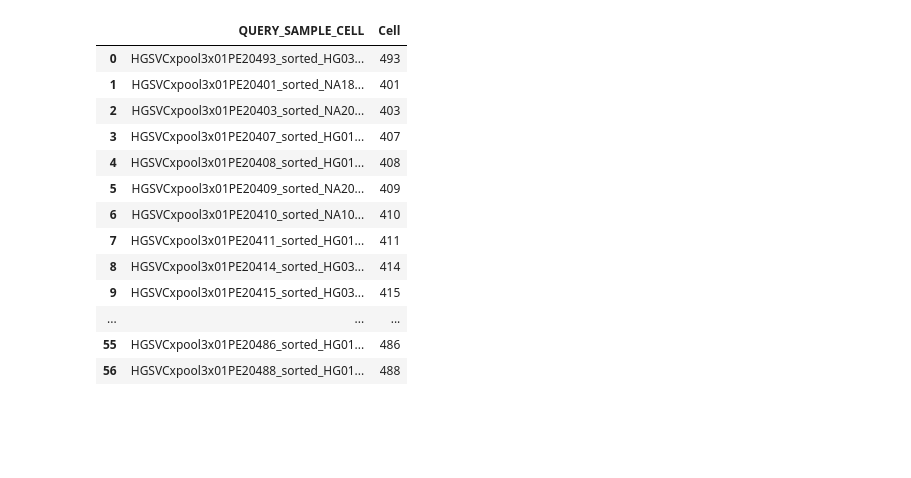
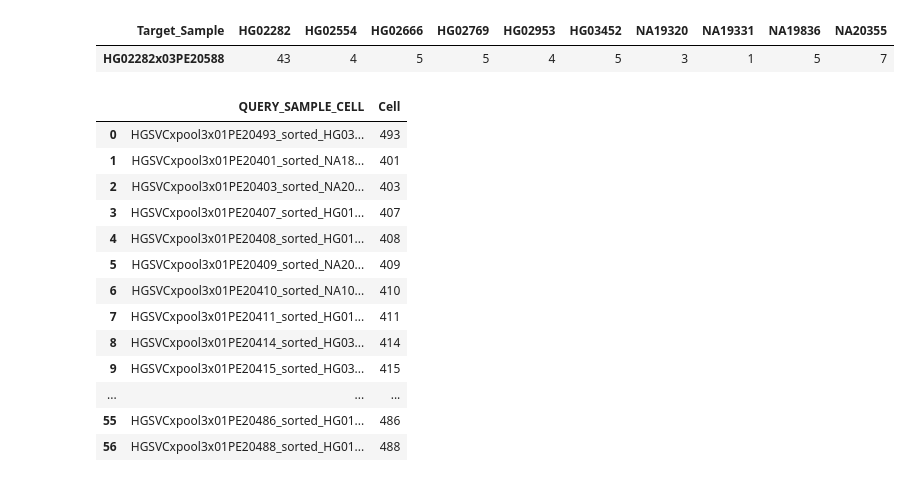
Before and after one commit to weber8thomas/pooled-strandseq-demultiplexing, a Jupyter notebook: notebooks/match_to_david.py.ipynb, the cells around one changed output. Cells and saved outputs as stored; diff of their text form; code cells hidden in the pictures; blank space fills up the shorter version.

```diff
--- a/notebooks/match_to_david.py.ipynb
+++ b/notebooks/match_to_david.py.ipynb
@@ -1,3 +60,14 @@
+# %%
+gb_sample_count = merge_df.groupby("SAMPLE")["ID"].count().reset_index()
+gb_sample_count.columns = ["Target_Sample", f"{cell_line}"]
+
+gb_sample_count = gb_sample_count.T
+gb_sample_count.columns = gb_sample_count.iloc[0]
+gb_sample_count = gb_sample_count.drop(gb_sample_count.index[0])
+gb_sample_count
+# %% [output]
+| Target_Sample | HG02282 | HG02554 | HG02666 | HG02769 | HG02953 | HG03452 | NA19320 | NA19331 | NA19836 | NA20355 |
+| HG02282x03PE20588 | 43 | 4 | 5 | 5 | 4 | 5 | 3 | 1 | 5 | 7 |
 # %%
 import pandas as pd
 import sys, os
```
Also changed, not shown: parts of 3 cells of this notebook, 6 other files.
